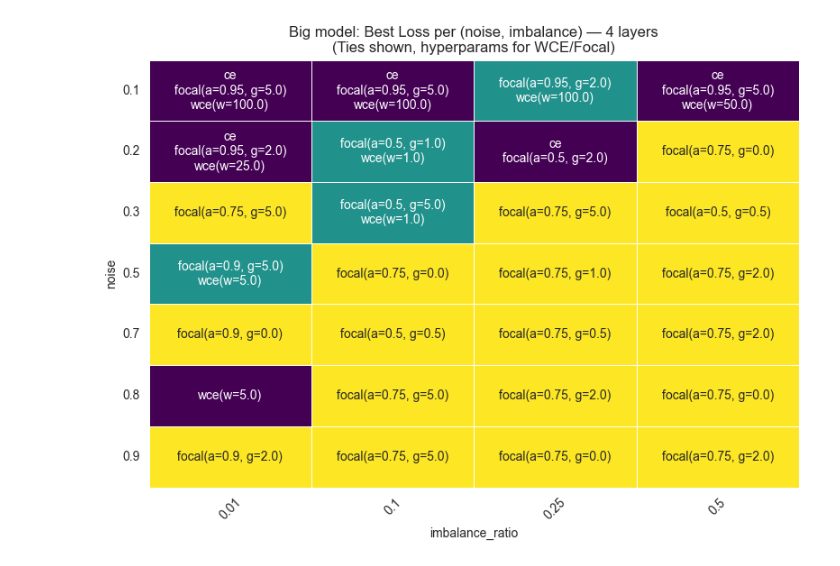
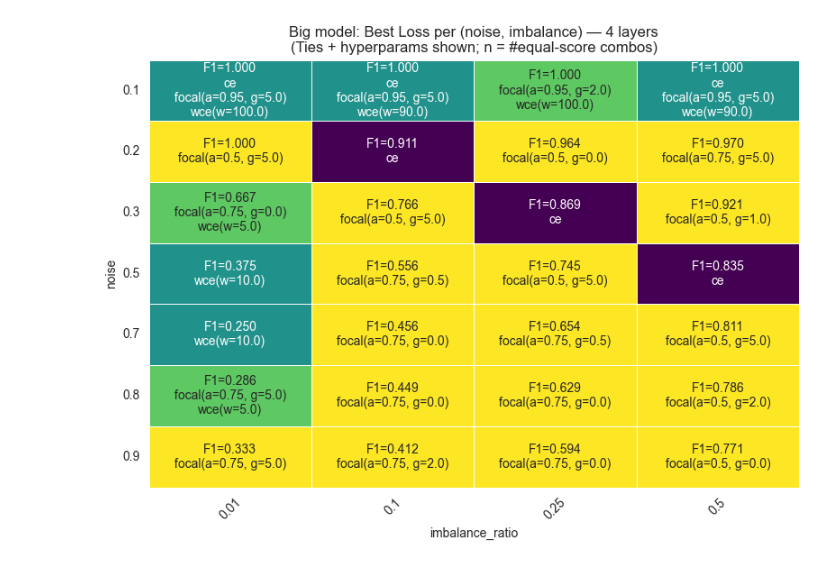
Before and after one commit to jwgit12/class-imbalance-loss-comparison, a Jupyter notebook: Visulaisation/data_viewer_moons.ipynb, the cells around one changed output. Cells and saved outputs as stored; diff of their text form; code cells hidden in the pictures.

```diff
--- a/Visulaisation/data_viewer_moons.ipynb
+++ b/Visulaisation/data_viewer_moons.ipynb
@@ -68,6 +52,5 @@ count        1568.000000       1568.000000       1568.000000
       dtype='object')
 # %%
-#Find best F1 Score model for dataset with noise 0.1 and imbalance_ratio 0.5 for each loss_fn also return the parameters for loss function aswell. Means alpha and gamma for focal and weight for wce
 # Get unique noise and imbalance_ratio values
 noises = all_runs['params.noise'].unique()
 imbalance_ratios = all_runs['params.imbalance_ratio'].unique()
@@ -86,8 +69,8 @@ for noise in noises:
         if len(filtered_runs) == 0:
             continue
 
-        # Group by loss function and find best F1 score for each
-        best_models = filtered_runs.groupby('params.loss_function').apply(
+        # Group by loss function and number of layers, find best F1 score for each
+        best_models = filtered_runs.groupby(['params.loss_function', 'params.num_layer']).apply(
             lambda group: group.loc[group['metrics.f1_score'].idxmax()]
         ).reset_index(drop=True)
 
@@ -99,6 +82,7 @@ for noise in noises:
                 'noise': noise,
                 'imbalance_ratio': imbalance_ratio,
                 'loss_fn': loss_fn,
+                'n_layers': row['params.num_layer'],
                 'f1_score': row['metrics.f1_score'],
                 'run_id': row['run_id']
             }
@@ -119,4 +103,3 @@ for noise in noises:
             all_results.append(result)
 
 results_df = pd.DataFrame(all_results)
-print(results_df)
@@ -343,11 +287,6 @@ def plot_best_loss_heatmap(best_df: pd.DataFrame, num_layer: int, title_prefix:
 
     df['noise'] = df['noise'].astype(float)
     df['imbalance_ratio'] = df['imbalance_ratio'].astype(float)
-
-    # --------------------------------------------------
-    # 1) Collect best loss/es per (noise, imbalance),
-    #    including hyperparams for wce / focal
-    # --------------------------------------------------
     grouped = df.groupby(['noise', 'imbalance_ratio'])
     rows = []
 
@@ -355,39 +294,54 @@ def plot_best_loss_heatmap(best_df: pd.DataFrame, num_layer: int, title_prefix:
         max_val = g['metrics.val_f1'].max()
         best_rows = g[g['metrics.val_f1'] == max_val]
 
-        labels = []
-        base_loss_indices = []
-
+        # Group by loss + hyperparams to detect multiple identical combinations
+        combo_counts = {}  # key -> count
         for _, r in best_rows.iterrows():
             loss_fn = r['loss_function']
+            ce_w   = r.get('params.ce_weight', None)
+            alpha  = r.get('params.alpha', None)
+            gamma  = r.get('params.gamma', None)
+            key = (loss_fn, ce_w, alpha, gamma)
+            combo_counts[key] = combo_counts.get(key, 0) + 1
 
-            # Base index for coloring
+        labels = []
+        loss_indices = set()
+
+        for (loss_fn, ce_w, alpha, gamma), count in combo_counts.items():
+            # track which losses appear for coloring
             if loss_fn in losses:
-                base_loss_indices.append(losses.index(loss_fn))
+                loss_indices.add(losses.index(loss_fn))
 
-            # Build label with hyperparams when relevant
+            # build label depending on loss type
             if loss_fn == "wce":
-                ce_w = r.get('params.ce_weight', None)
-                label = f"wce(w={ce_w})" if ce_w is not None else "wce"
+                label_base = (
+                    f"wce(w={ce_w})" if ce_w is not None and ce_w == ce_w  # not NaN
+                    else "wce"
+                )
             elif loss_fn == "focal":
-                alpha = r.get('params.alpha', None)
-                gamma = r.get('params.gamma', None)
-                if alpha is not None and gamma is not None:
-                    label = f"focal(a={alpha}, g={gamma})"
+                if (alpha is not None and alpha == alpha) and (gamma is not None and gamma == gamma):
+                    label_base = f"focal(a={alpha}, g={gamma})"
                 else:
-                    label = "focal"
+                    label_base = "focal"
             else:
-                # plain CE or anything else
-                label = loss_fn
+                label_base = loss_fn  # e.g. "ce"
+
+            # add (n=k) if multiple combinations got the same score
+            if count > 1:
+                label = f"{label_base} (n={count})"
+            else:
+                label = label_base
 
             labels.append(label)
 
-        # Text in the cell: one line per winner
-        annot = "\n".join(labels)
+        score_text = f"F1={max_val:.3f}"
+        if labels:
+            annot = score_text + "\n" + "\n".join(labels)
+        else:
+            annot = score_text
 
-        # Color: mean of base loss indices (handles ties)
-        if base_loss_indices:
-            mean_code = np.mean(base_loss_indices)
+        if loss_indices:
+            mean_code = float(np.mean(list(loss_indices)))
         else:
             mean_code = 0.0  # fallback
 
@@ -400,15 +354,9 @@ def plot_best_loss_heatmap(best_df: pd.DataFrame, num_layer: int, title_prefix:
 
     df_best = pd.DataFrame(rows)
 
-    # --------------------------------------------------
-    # 2) Pivot to matrices
-    # --------------------------------------------------
     table = df_best.pivot(index='noise', columns='imbalance_ratio', values='loss_code')
     annot_table = df_best.pivot(index='noise', columns='imbalance_ratio', values='annot')
 
-    # --------------------------------------------------
-    # 3) Plot (no colorbar)
-    # --------------------------------------------------
     plt.figure(figsize=(8, 6))
     ax = sns.heatmap(
         table,
@@ -419,15 +367,21 @@ def plot_best_loss_heatmap(best_df: pd.DataFrame, num_layer: int, title_prefix:
         cbar=False
     )
 
-    ax.set_title(f"{title_prefix}: Best Loss per (noise, imbalance) — {num_layer} layers\n(Ties shown, hyperparams for WCE/Focal)")
+    ax.set_title(
+        f"{title_prefix}: Best Loss per (noise, imbalance) — {num_layer} layers\n"
+        "(Ties + hyperparams shown; n = #equal-score combos)"
+    )
     ax.set_xlabel("imbalance_ratio")
     ax.set_ylabel("noise")
 
     plt.yticks(rotation=0)
     plt.xticks(rotation=45)
     plt.tight_layout()
+    plt.savefig(f"/Users/jannis/PycharmProjects/class-imbalance-loss-comparison/Visulaisation/plots/{title_prefix}_Convergence.png")
     plt.show()
 
+
+# calls stay the same
 plot_best_loss_heatmap(best_small, 2, "Small model")
 plot_best_loss_heatmap(best_big,   4, "Big model")
 # %% [output]
@@ -435 +389 @@ plot_best_loss_heatmap(best_big,   4, "Big model")
-[figure, old version]
+[figure, new version]
```
Also changed, not shown: parts of 10 cells of this notebook, 5 other files.
